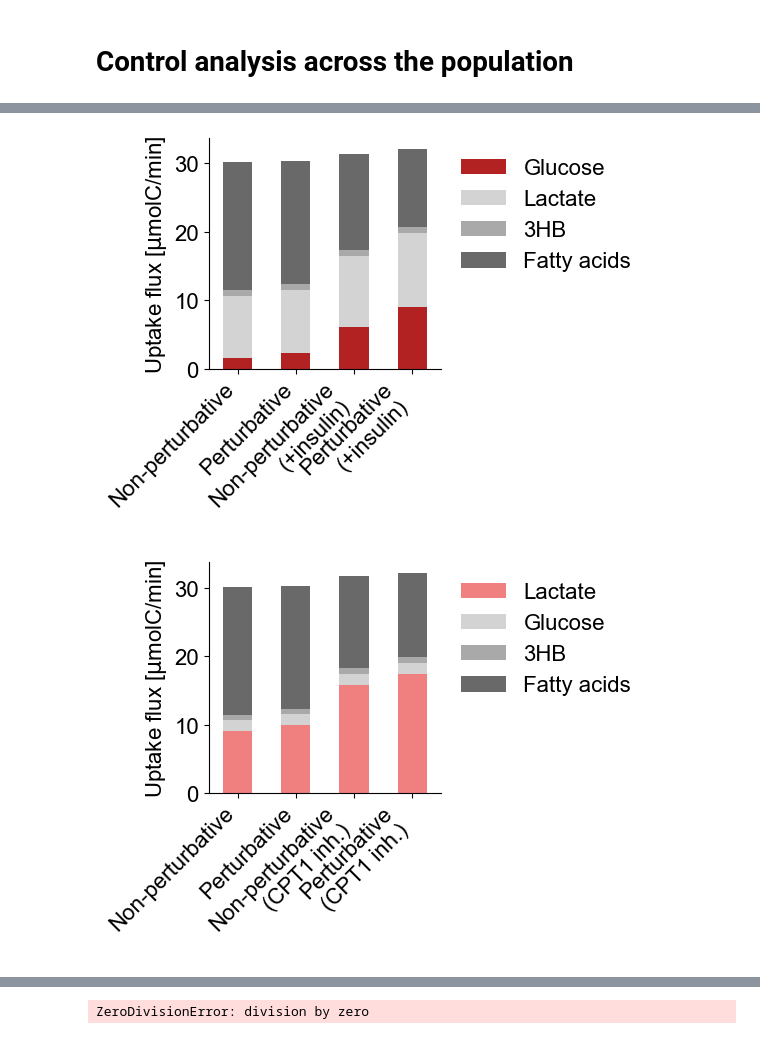
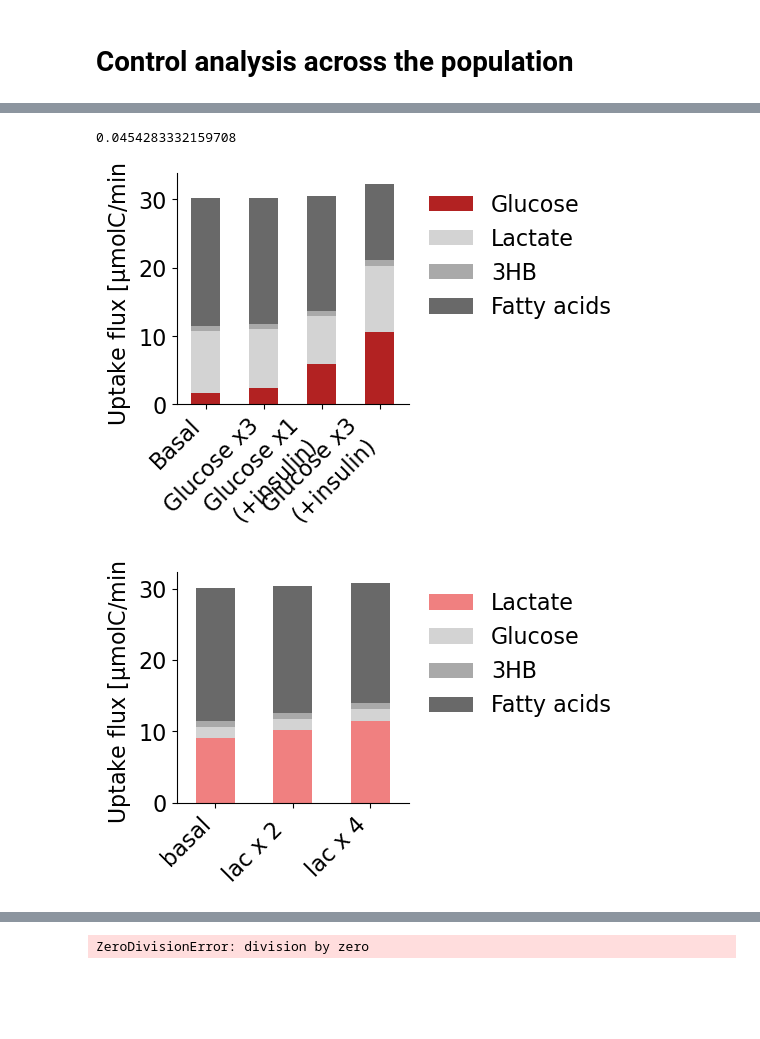
Before and after one commit to weilandtd/competitive_catabolism, a Jupyter notebook: mechanistic_model/control_analysis.ipynb, the cells around one changed output, grey strips where cells are left out. Cells and saved outputs as stored; diff of their text form; code cells hidden in the pictures; blank space fills up the shorter version.

```diff
--- a/mechanistic_model/control_analysis.ipynb
+++ b/mechanistic_model/control_analysis.ipynb
@@ -33,7 +33,7 @@ kmodel.compile_mca(ncpu=NCPU, parameter_list=parameter_list)
 # %%
 # Load TFA samples
 import pandas as pd
-tfa_sample_file = 'reduced_model_ETC_core_20240710-100629_tfa_sampling.csv'
+tfa_sample_file = 'reduced_model_ETC_core_20240816-155234_tfa_sampling.csv'
 tfa_samples = pd.read_csv(tfa_sample_file)
 # %%
 # Load parameter samples
@@ -75,7 +75,7 @@ for k in parameter_population._index:
 
     # Prune
     medium_control = this_fc.slice_by('sample', 0).loc[['L_LACt2r','GLCt1r', 'FATP1t', 'BHBt'],['lac_L_e', 'glc_D_e', 'hdca_e', 'bhb_e']]
-    diag_is_positive = np.all(np.diag(medium_control.values) > 0)
+    diag_is_positive = np.all(np.diag(medium_control.values) >= 0)
 
     if diag_is_positive:
         flux_controll_coefficients.append(this_fc)
@@ -265,7 +269,7 @@ import pandas as pd
 import seaborn as sns
 import matplotlib.pyplot as plt
 # Set font size and style in matplotlib
-plt.rcParams.update({'font.size': 16, 'font.family': 'Arial'})
+plt.rcParams.update({'font.size': 16, }) #'font.family': 'Arial'})
 
 # Error bar kwargs for prism style plots
 errorbar_kwargs = {'capsize': 5, 'capthick': 2, 'elinewidth': 2, 'zorder': 10}
@@ -296,7 +300,7 @@ SCALE = 25/1000
 
 # Compute the fluxes for a perturbation in the uptake of a carbon source
 def compute_uptake_perturbation(variable, fold, kmodel=kmodel, parmeters=parameter_population[closest_to_median],
-                                time = np.linspace(0, 10, 1000), solver_type='cvode',
+                                time = np.linspace(0, 2, 1000), solver_type='cvode', carbons_only=True,steady_state=True,
                                 parameter_perturbation=dict()):
     # kmodel -> is initiatlized and compiled above
     # Get the initial value
@@ -320,23 +324,35 @@ def compute_uptake_perturbation(variable, fold, kmodel=kmodel, parmeters=paramet
     steady_state_fluxes = pd.Series(flux_fun(sol.concentrations.iloc[-1], parameters=parameter_values),
                                     index=kmodel.reactions.keys())
 
-    result = steady_state_fluxes.loc[UPTAKES_IN_CARBON.keys()].multiply(UPTAKES_IN_CARBON, axis=0) * SCALE
+    if carbons_only and steady_state:
+        result = steady_state_fluxes.loc[UPTAKES_IN_CARBON.keys()].multiply(UPTAKES_IN_CARBON, axis=0) * SCALE
+    elif steady_state:
+        result = steady_state_fluxes * SCALE
+    else:
+        result = pd.DataFrame([flux_fun(sol.concentrations.iloc[i], parameters=parameter_values) for i in range(len(time))], columns=kmodel.reactions.keys(), index=sol.time)
+
     return result
+# %%
+parameter_population[closest_to_median]['k_equilibrium_TPI']
+# %% [output]
+0.0454283332159708
 # %%
 # Glucose infusion +/- inuslin effect
 non_pertubative = compute_uptake_perturbation('glc_D_e', 1)
 pertubative = compute_uptake_perturbation('glc_D_e', 3)
 
 
-insulin_effect = {'vmax_forward_GLCt1r': 5.0, 'vmax_forward_PFK': 2.0,
-                  'vmax_forward_C160CPT1': 1.0,}
+insulin_effect = {'vmax_forward_GLCt1r': 5,
+                  'vmax_forward_PFK': 1.0,
+                  }
+
 
 non_pertubative_ins = compute_uptake_perturbation('glc_D_e', 1, parameter_perturbation=insulin_effect)
 pertubative_ins = compute_uptake_perturbation('glc_D_e', 3, parameter_perturbation=insulin_effect)
 
 
-df = pd.DataFrame({'Non-perturbative':non_pertubative, 'Perturbative':pertubative,
-                   'Non-perturbative\n(+insulin)':non_pertubative_ins, 'Perturbative\n(+insulin)':pertubative_ins}).T
+df = pd.DataFrame({'Basal':non_pertubative, 'Glucose x3':pertubative,
+                   'Glucose x1\n(+insulin)':non_pertubative_ins, 'Glucose x3\n(+insulin)':pertubative_ins}).T
 
 df.columns = ['Glucose', 'Lactate', '3HB', 'Fatty acids']
 colors = [colors_met[0],] + colors_grey
@@ -352,38 +368,32 @@ sns.despine()
 plt.savefig('./output/glucose_perturbation.svg')
 plt.show()
 # %% [output]
-[figure, old version]
+[figure, new version]
 # %%
 # Lactate infusion +/- PDH inhibition
 non_pertubative = compute_uptake_perturbation('lac_L_e', 1)
-pertubative = compute_uptake_perturbation('lac_L_e', 4)
-
-# Inhibition of CPT1 transport
-additional_effect = {'vmax_forward_C160CPT1': 0.3,}
-
-non_pertubative_ins = compute_uptake_perturbation('lac_L_e', 1, parameter_perturbation=additional_effect)
-pertubative_ins = compute_uptake_perturbation('lac_L_e', 4, parameter_perturbation=additional_effect)
+pertubative_2 = compute_uptake_perturbation('lac_L_e', 2)
+pertubative_4 = compute_uptake_perturbation('lac_L_e', 4)
 
 
-df = pd.DataFrame({'Non-perturbative':non_pertubative, 'Perturbative':pertubative,
-                   'Non-perturbative\n(CPT1 inh.)':non_pertubative_ins, 'Perturbative\n(CPT1 inh.)':pertubative_ins}).T
+df = pd.DataFrame({'basal':non_pertubative, 'lac x 2 ':pertubative_2,'lac x 4':pertubative_4, }).T
 # Sort index
 df = df[['L_LACt2r',  'GLCt1r', 'BHBt', 'FATP1t']]
 df.columns = ['Lactate', 'Glucose',  '3HB', 'Fatty acids']
 colors = [colors_met[1],] + colors_grey
 
 f, ax = plt.subplots(figsize=(3,3))
 df.plot(kind='bar', stacked=True, color=colors, ax=ax, )
 plt.xticks(rotation=45, ha='right')
 plt.ylabel('Uptake flux [$\mathrm{\mu}$molC/min]')
 
 plt.legend(loc='upper left', bbox_to_anchor=(1, 1), frameon=False)
 sns.despine()
 
 plt.savefig('./output/lactate_perturbation.svg')
 plt.show()
 # %% [output]
-[figure, old version]
+[figure, new version]
 # %%
 # 3HB infusion
 non_pertubative = compute_uptake_perturbation('bhb_e', 1)
```
Also changed, not shown: parts of 21 cells of this notebook, 19 other files.
